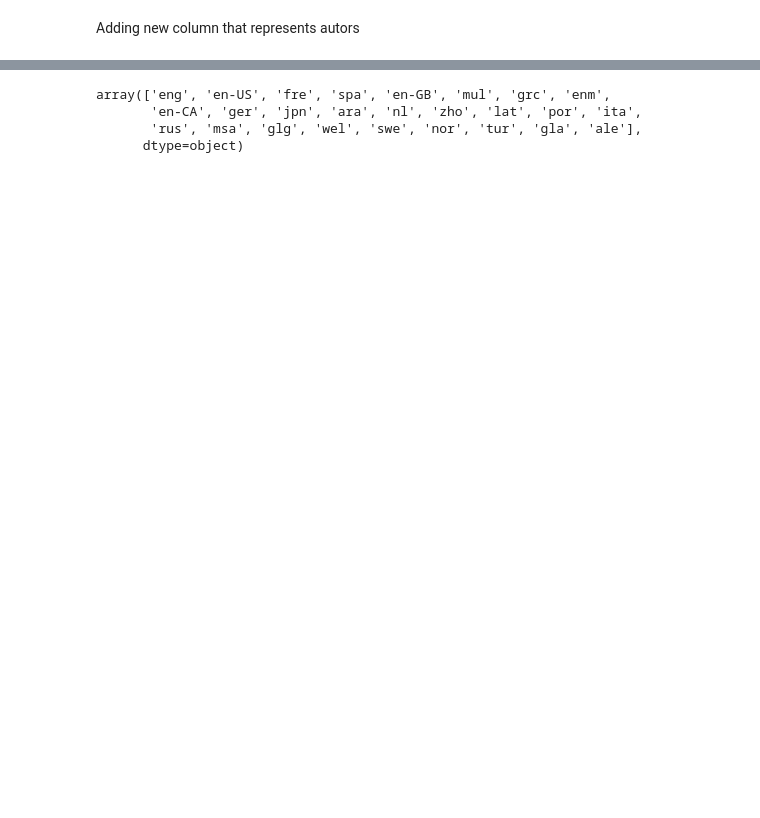
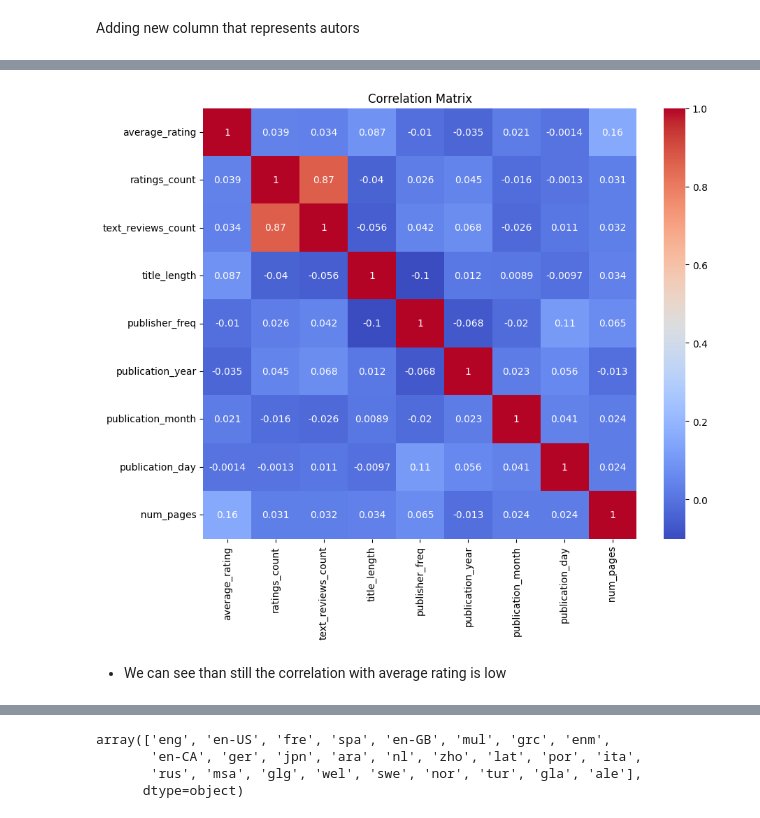
Before and after one commit to Madeleine-star/Python-Machine-Learning-Labs, a Jupyter notebook: First Iteration/Model_Training.ipynb, the cells around one changed output, grey strips where cells are left out. Cells and saved outputs as stored; diff of their text form; code cells hidden in the pictures; blank space fills up the shorter version.

```diff
--- a/First Iteration/Model_Training.ipynb
+++ b/First Iteration/Model_Training.ipynb
@@ -268,2 +167,9 @@ Index(['bookID', 'title', 'authors', 'average_rating', 'isbn', 'language_code',
 # %%
 train_data = df.copy()
+# %%
+author_counts = train_data['authors'].value_counts().to_dict()
+train_data['author_popularity'] = df['authors'].map(author_counts)
+# %%
+train_data['publication_year'] = pd.to_datetime(df['publication_date']).dt.year.astype(int)
+train_data['publication_month'] = pd.to_datetime(df['publication_date']).dt.month.astype(int)
+train_data['publication_day'] = pd.to_datetime(df['publication_date']).dt.day.astype(int)
@@ -270,3 +178,5 @@ train_data = df.copy()
+# %%
+train_data['title_length'] = train_data_2['title'].apply(len)
 # %%
 train_data.columns
 # %% [output]
@@ -278 +220,16 @@ Index(['bookID', 'title', 'authors', 'average_rating', 'isbn', 'language_code',
+# %%
+# removing books with less than 10 pages
+train_data=train_data[train_data['  num_pages'] >10]
+# %%
+# Correlation matrix after adding multiple numerical columns
+correlation_matrix = train_data[[ 'average_rating','ratings_count', 'text_reviews_count','title_length', 'publisher_freq', 'publication_year','publication_month', 'publication_day', '  num_pages']].corr()
+
+plt.figure(figsize=(10, 8))
+sns.heatmap(correlation_matrix, annot=True, cmap='coolwarm')
+plt.title('Correlation Matrix')
+plt.show()
+# %% [output]
+[figure, added]
+# %% [markdown]
+- We can see than still the correlation with average rating is low
 # %%
```
Also changed, not shown: parts of 117 cells of this notebook, 3 other files.
